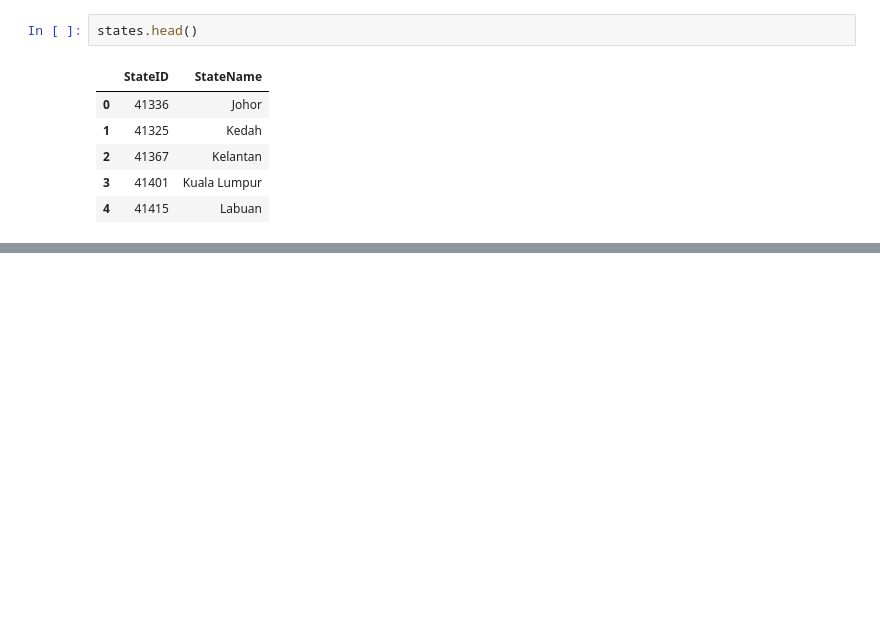
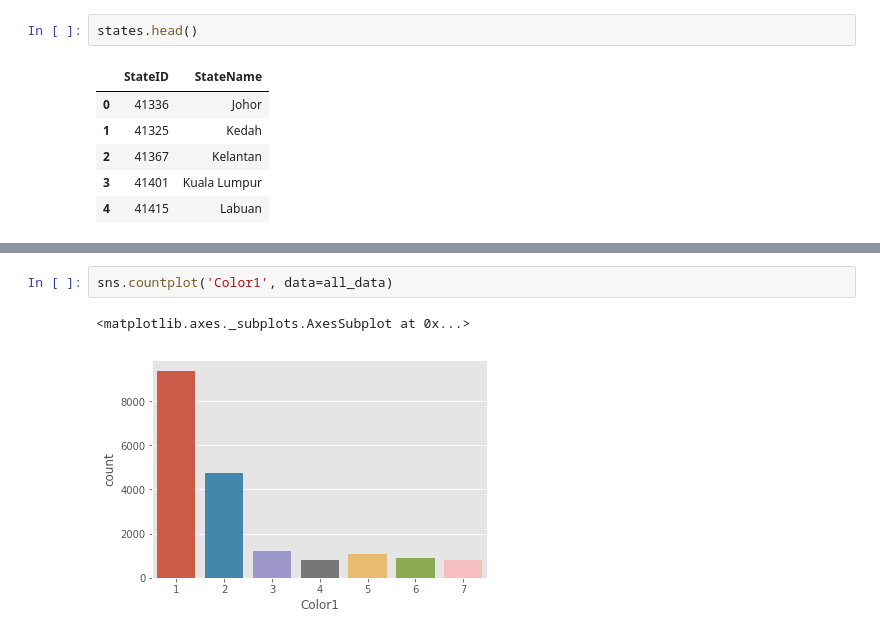
Before and after one commit to jeffrisandy/petfinder, a Jupyter notebook: my_EDA.ipynb, the cells around one changed output, grey strips where cells are left out. Drawn from its saved outputs; the diff is of its cells as text; blank space fills up the shorter version.

```diff
--- a/my_EDA.ipynb
+++ b/my_EDA.ipynb
@@ -104,0 +186,5 @@ states.head()
+# %%
+sns.countplot('Color1', data=all_data)
+# %% [output]
+<matplotlib.axes._subplots.AxesSubplot at 0x...>
+[figure, added]
```
Also changed, not shown: parts of 13 cells of this notebook.
